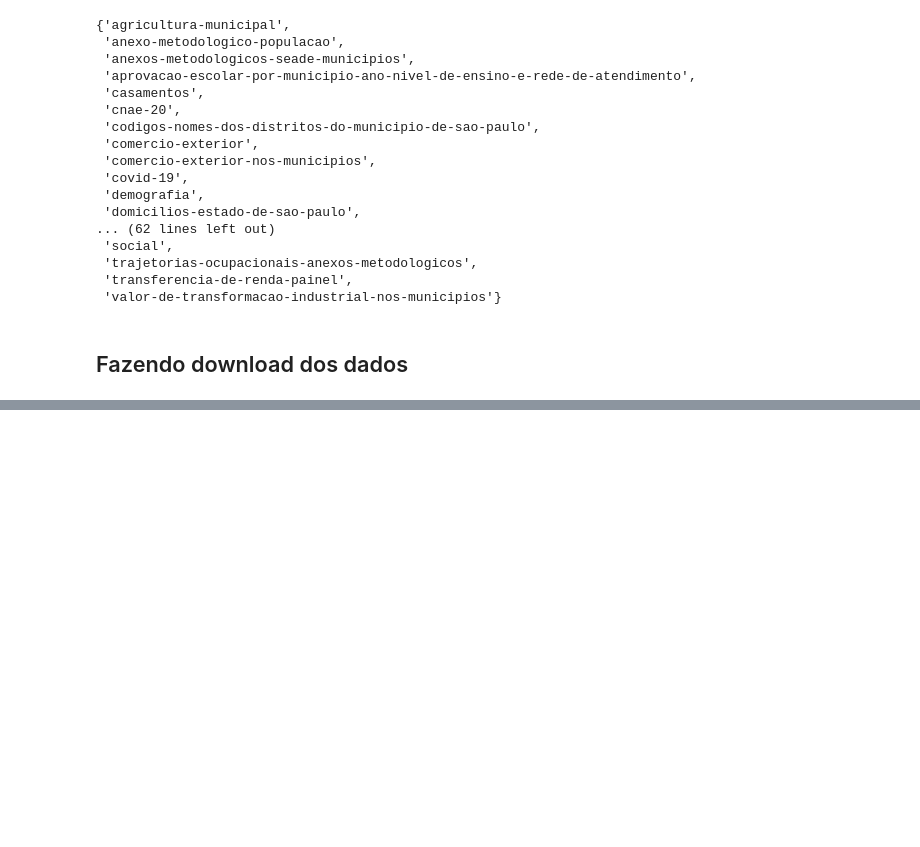
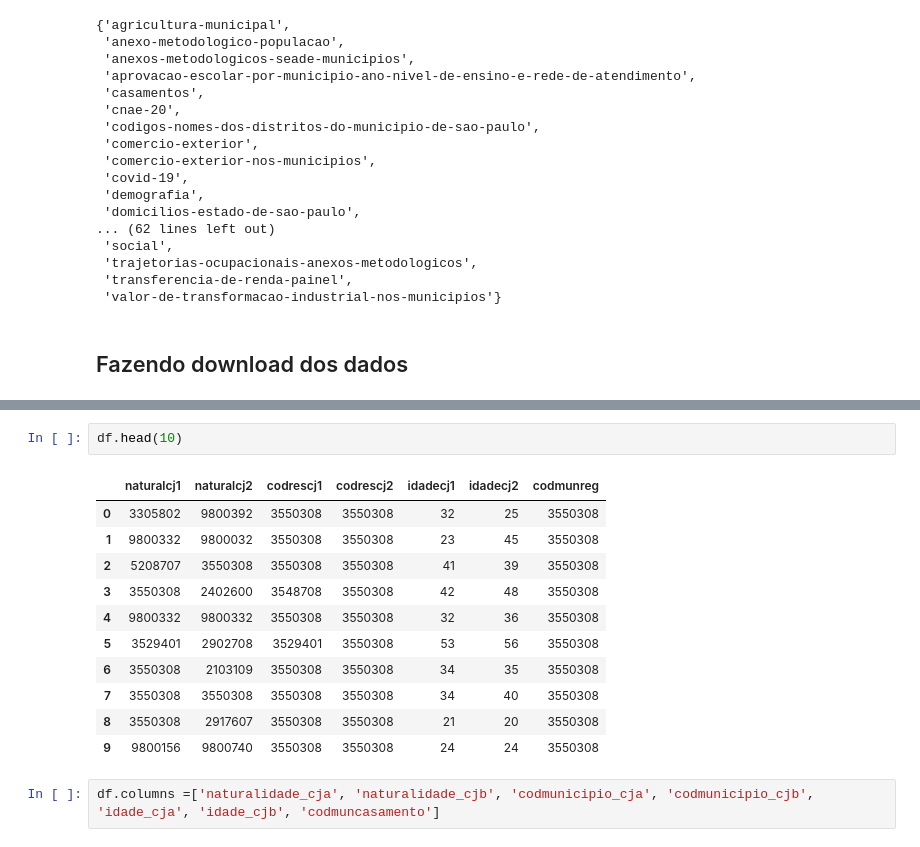
Before and after one commit to mathhmz/sepep-seade-casamentos, a Jupyter notebook: casamentos.ipynb, the cells around one changed output, grey strips where cells are left out. Saved outputs shown, nothing was run; the diff lists cells and outputs as text; blank space fills up the shorter version.

```diff
--- a/casamentos.ipynb
+++ b/casamentos.ipynb
@@ -50,0 +113,16 @@ res.to_csv('arquivo.csv', sep=';', index=False)
+# %%
+df.head(10)
+# %% [output]
+|  | naturalcj1 | naturalcj2 | codrescj1 | codrescj2 | idadecj1 | idadecj2 | codmunreg |
+| 0 | 3305802 | 9800392 | 3550308 | 3550308 | 32 | 25 | 3550308 |
+| 1 | 9800332 | 9800032 | 3550308 | 3550308 | 23 | 45 | 3550308 |
+| 2 | 5208707 | 3550308 | 3550308 | 3550308 | 41 | 39 | 3550308 |
+| 3 | 3550308 | 2402600 | 3548708 | 3550308 | 42 | 48 | 3550308 |
+| 4 | 9800332 | 9800332 | 3550308 | 3550308 | 32 | 36 | 3550308 |
+| 5 | 3529401 | 2902708 | 3529401 | 3550308 | 53 | 56 | 3550308 |
+| 6 | 3550308 | 2103109 | 3550308 | 3550308 | 34 | 35 | 3550308 |
+| 7 | 3550308 | 3550308 | 3550308 | 3550308 | 34 | 40 | 3550308 |
+| 8 | 3550308 | 2917607 | 3550308 | 3550308 | 21 | 20 | 3550308 |
+| 9 | 9800156 | 9800740 | 3550308 | 3550308 | 24 | 24 | 3550308 |
+# %%
+df.columns =['naturalidade_cja', 'naturalidade_cjb', 'codmunicipio_cja', 'codmunicipio_cjb', 'idade_cja', 'idade_cjb', 'codmuncasamento']
```
Also changed, not shown: parts of 18 cells of this notebook, 3 other files.
